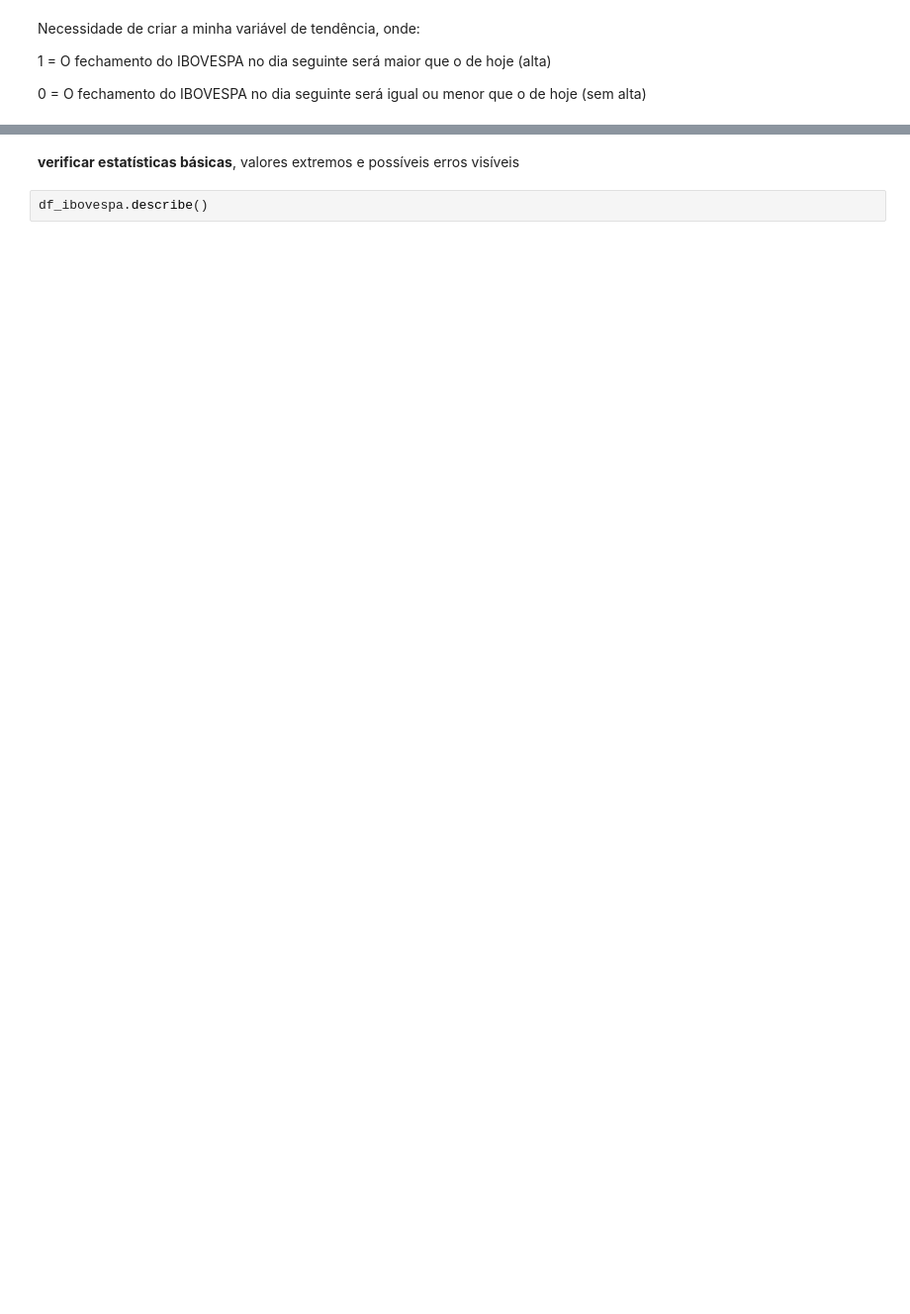
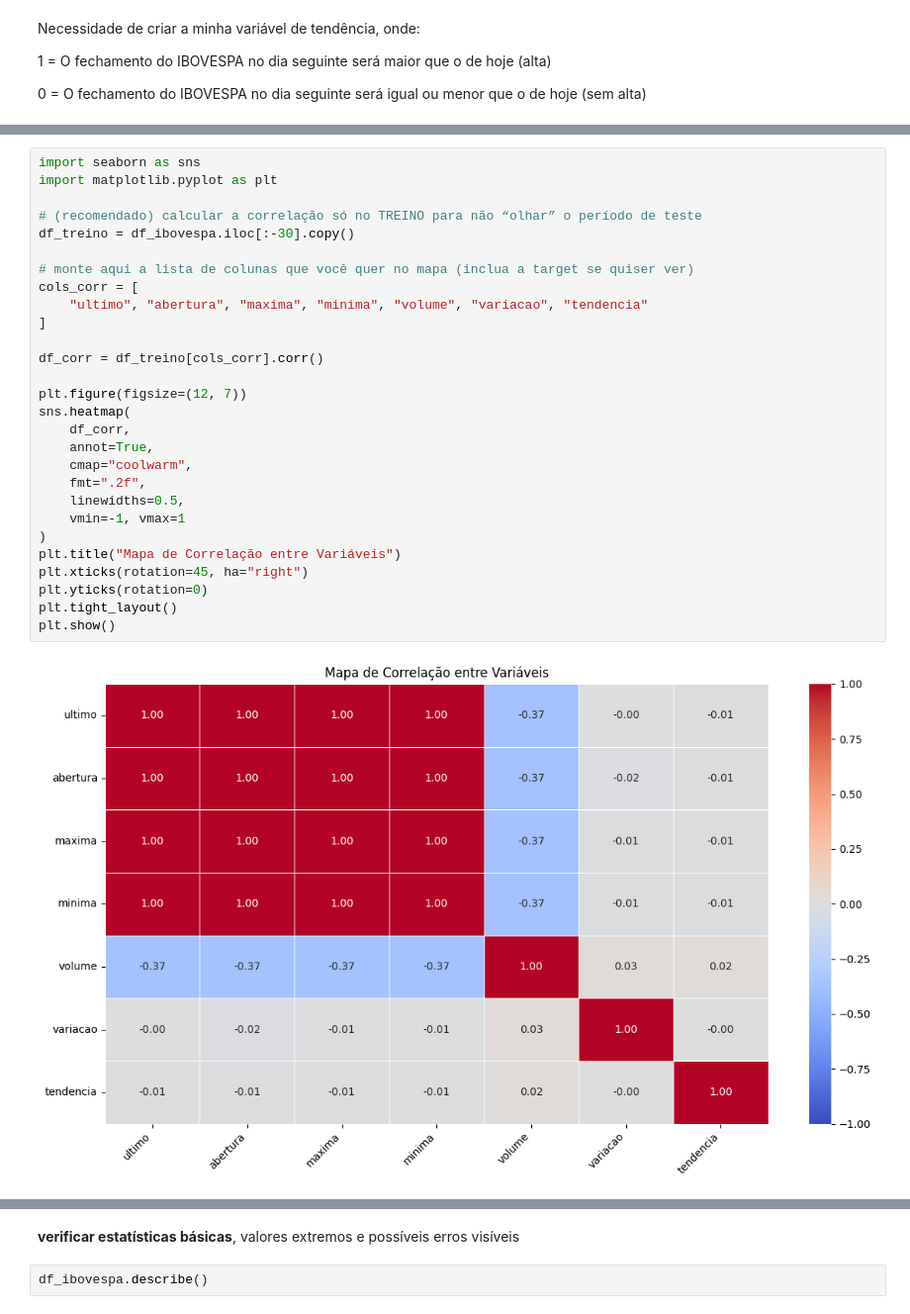
Before and after one commit to tivanello/fase2, a Jupyter notebook: notebooks/TECH_CHALLENGE_FASE_02_Eduardo_Gil_Tivanello.ipynb, the cells around one changed output, grey strips where cells are left out. Shown at 99% size. Drawn from its saved outputs; the diff is of its cells as text; blank space fills up the shorter version.

```diff
--- a/notebooks/TECH_CHALLENGE_FASE_02_Eduardo_Gil_Tivanello.ipynb
+++ b/notebooks/TECH_CHALLENGE_FASE_02_Eduardo_Gil_Tivanello.ipynb
@@ -269,0 +378,30 @@ df_ibovespa.tail()
+# %%
+import seaborn as sns
+import matplotlib.pyplot as plt
+
+# (recomendado) calcular a correlação só no TREINO para não “olhar” o período de teste
+df_treino = df_ibovespa.iloc[:-30].copy()
+
+# monte aqui a lista de colunas que você quer no mapa (inclua a target se quiser ver)
+cols_corr = [
+    "ultimo", "abertura", "maxima", "minima", "volume", "variacao", "tendencia"
+]
+
+df_corr = df_treino[cols_corr].corr()
+
+plt.figure(figsize=(12, 7))
+sns.heatmap(
+    df_corr,
+    annot=True,
+    cmap="coolwarm",
+    fmt=".2f",
+    linewidths=0.5,
+    vmin=-1, vmax=1
+)
+plt.title("Mapa de Correlação entre Variáveis")
+plt.xticks(rotation=45, ha="right")
+plt.yticks(rotation=0)
+plt.tight_layout()
+plt.show()
+# %% [output]
+[figure, added]
```
Also changed, not shown: parts of 67 cells of this notebook.
